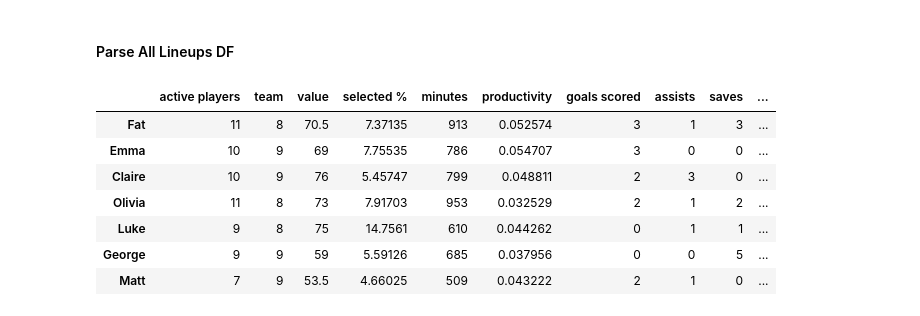
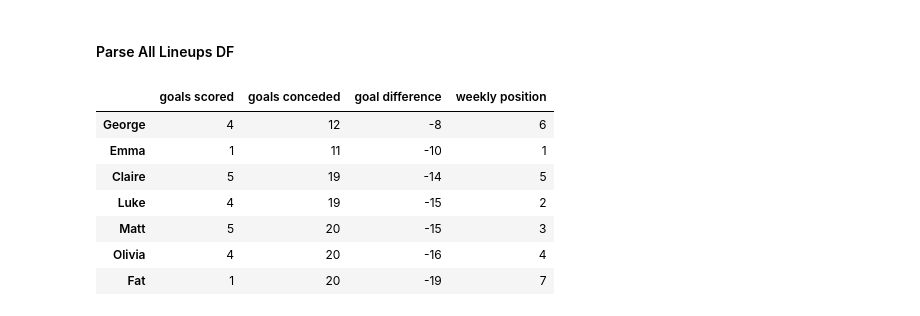
Before and after one commit to mattdanhall/fantasy_stats, a Jupyter notebook: fantasy_stats.ipynb, the cells around one changed output. Cells and saved outputs as stored; diff of their text form; code cells hidden in the pictures.

Commit message:
new notebook for playing, functions in .py. league standings fixed

```diff
--- a/fantasy_stats.ipynb
+++ b/fantasy_stats.ipynb
@@ -207,12 +217,13 @@ def get_league_stats_df_by_gameweek(all_lineups_df, include_bench = False):
         value_to_get = 'totals (inc. bench)'
     else:
         value_to_get = 'totals'
-    stats = ['name','team','value','selected %','minutes','goals scored','assists','saves','goals conceded','own goals','yellow cards','red cards','total points']
+    stats = ['name','team','value','selected %','minutes','goals scored','goals conceded','penalties missed','penalties saved','assists','saves','own goals','yellow cards','red cards','foul points','total points']
     league_stats_df = {}
     gameweek_range = range(1,current_gameweek+1)
     for gameweek in gameweek_range:
-        league_stats_df[gameweek] = pd.DataFrame(columns = stats + ['league position'], index = owners)
+        league_stats_df[gameweek] = pd.DataFrame(columns = stats + ['weekly position'], index = owners)
         league_stats_df[gameweek].insert(5, 'productivity', 0)
+        league_stats_df[gameweek].insert(8,'goal difference',pd.Series([], dtype=object))
 
         for owner in owners:
             for stat in stats:
@@ -220,7 +231,8 @@ def get_league_stats_df_by_gameweek(all_lineups_df, include_bench = False):
         league_stats_df[gameweek] = league_stats_df[gameweek].sort_values('total points', ascending=False)
         for i, owner in enumerate(league_stats_df[gameweek].index):
             league_stats_df[gameweek].loc[owner, 'productivity'] = league_stats_df[gameweek].loc[owner, 'total points']/league_stats_df[gameweek].loc[owner, 'minutes']
-            league_stats_df[gameweek].loc[owner, 'league position'] = (i+1)
+            league_stats_df[gameweek].loc[owner, 'goal difference'] = league_stats_df[gameweek].loc[owner, 'goals scored'] - league_stats_df[gameweek].loc[owner, 'goals conceded']
+            league_stats_df[gameweek].loc[owner, 'weekly position'] = (i+1)
         league_stats_df[gameweek] = league_stats_df[gameweek].rename(columns={'name': 'active players'})
     return(league_stats_df)
 # %%
@@ -228,14 +241,14 @@ league_stats_df_by_gameweek = get_league_stats_df_by_gameweek(all_lineups_df)
-# %%
-league_stats_df_by_gameweek[1]
-# %% [output]
-|  | active players | team | value | selected % | minutes | productivity | goals scored | assists | saves | ... |
-| Fat | 11 | 8 | 70.5 | 7.37135 | 913 | 0.052574 | 3 | 1 | 3 | ... |
-| Emma | 10 | 9 | 69 | 7.75535 | 786 | 0.054707 | 3 | 0 | 0 | ... |
-| Claire | 10 | 9 | 76 | 5.45747 | 799 | 0.048811 | 2 | 3 | 0 | ... |
-| Olivia | 11 | 8 | 73 | 7.91703 | 953 | 0.032529 | 2 | 1 | 2 | ... |
-| Luke | 9 | 8 | 75 | 14.7561 | 610 | 0.044262 | 0 | 1 | 1 | ... |
-| George | 9 | 9 | 59 | 5.59126 | 685 | 0.037956 | 0 | 0 | 5 | ... |
-| Matt | 7 | 9 | 53.5 | 4.66025 | 509 | 0.043222 | 2 | 1 | 0 | ... |
+# %%
+league_stats_df_by_gameweek[2][['goals scored','goals conceded','goal difference','weekly position']].sort_values('goal difference', ascending=False)
+# %% [output]
+|  | goals scored | goals conceded | goal difference | weekly position |
+| George | 4 | 12 | -8 | 6 |
+| Emma | 1 | 11 | -10 | 1 |
+| Claire | 5 | 19 | -14 | 5 |
+| Luke | 4 | 19 | -15 | 2 |
+| Matt | 5 | 20 | -15 | 3 |
+| Olivia | 4 | 20 | -16 | 4 |
+| Fat | 1 | 20 | -19 | 7 |
 # %%
 def get_league_stats_df_by_stat(league_stats_df_by_gameweek, stat, total_type = 'none', sort_by_week = 0):
     gameweek_range = range(1,current_gameweek+1)
```
Also changed, not shown: parts of 9 cells of this notebook, 4 other files.
